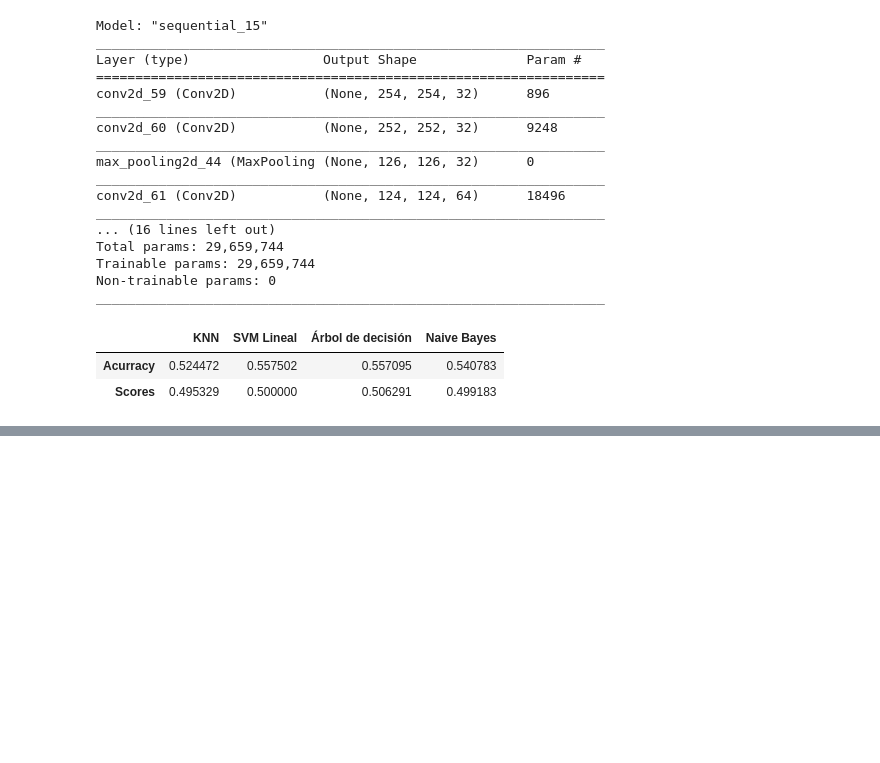
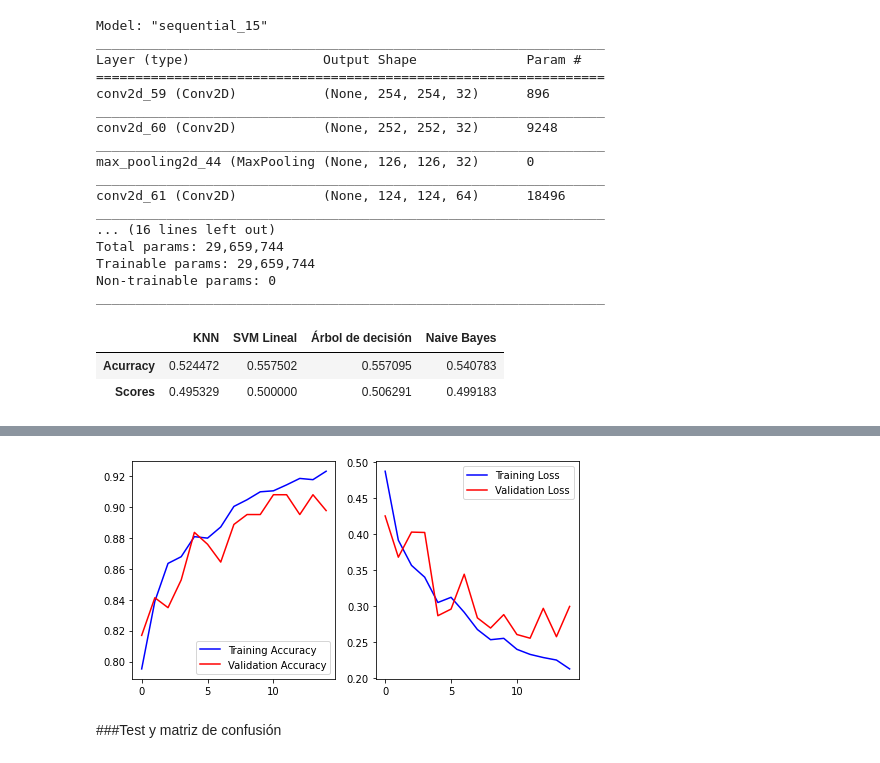
Before and after one commit to clondonop/IA_TP4, a Jupyter notebook: Final_O_R_Modelo_TP4.ipynb, the cells around one changed output, grey strips where cells are left out. Saved outputs shown, nothing was run; the diff lists cells and outputs as text; code cells hidden in the pictures; blank space fills up the shorter version.

```diff
--- a/Final_O_R_Modelo_TP4.ipynb
+++ b/Final_O_R_Modelo_TP4.ipynb
@@ -571,0 +536,2 @@ rf
+# %%
+categories = ['O_','R_']
@@ -571,0 +644,19 @@ rf
+# %%
+modelNDS = Sequential()
+
+modelNDS.add(Conv2D(32, kernel_size=(3,3), activation='relu', input_shape=(256,256,3)))
+modelNDS.add(Conv2D(32, kernel_size=(3,3), activation='relu'))
+modelNDS.add(MaxPooling2D(pool_size=(2,2)))
+
+modelNDS.add(Conv2D(64, kernel_size=(3,3), activation='relu'))
+modelNDS.add(MaxPooling2D(pool_size=(2,2)))
+
+
+modelNDS.add(Conv2D(128, kernel_size=(3,3), activation='relu'))
+modelNDS.add(MaxPooling2D(pool_size=(2,2)))
+modelNDS.add(Flatten())
+
+modelNDS.add(Dense(256, activation='relu'))
+modelNDS.add(Dropout(0.1))
+modelNDS.add(Dense(256, activation='relu'))
+modelNDS.add(Dense(1, activation='sigmoid'))
@@ -571,0 +683,9 @@ rf
+# %%
+modelNDS.compile(optimizer='adam',loss='binary_crossentropy',metrics=['acc'])
+# %%
+history = modelNDS.fit(
+        train_generator,
+        epochs=15,
+        callbacks = [batch_stats],
+        validation_data=val_generator,
+        verbose = 1)
@@ -571,0 +712,18 @@ rf
+# %%
+acc=history.history['acc']
+val_acc=history.history['val_acc']
+epoch=range(len(acc))
+loss=history.history['loss']
+val_loss=history.history['val_loss']
+f,ax=plt.subplots(1,2,figsize=(8,4))
+ax[0].plot(epoch,acc,'blue',label='Training Accuracy')
+ax[0].plot(epoch,val_acc,'red',label='Validation Accuracy')
+ax[0].legend()
+ax[1].plot(epoch,loss,'blue',label='Training Loss')
+ax[1].plot(epoch,val_loss,'red',label='Validation Loss')
+ax[1].legend()
+plt.show()
+# %% [output]
+[figure, added]
+# %% [markdown]
+###Test y matriz de confusión
```
Also changed, not shown: parts of 75 cells of this notebook.
